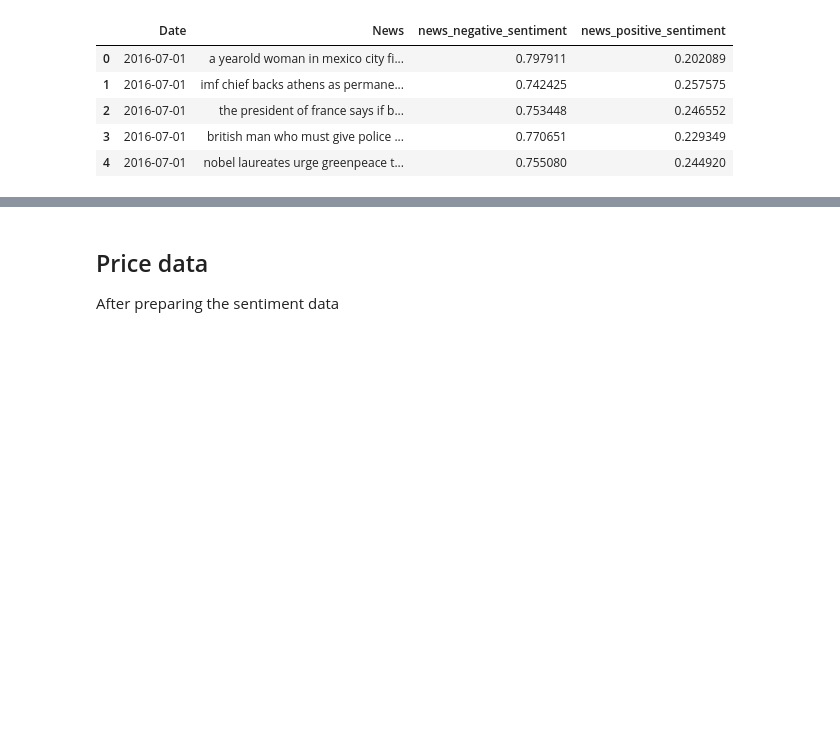
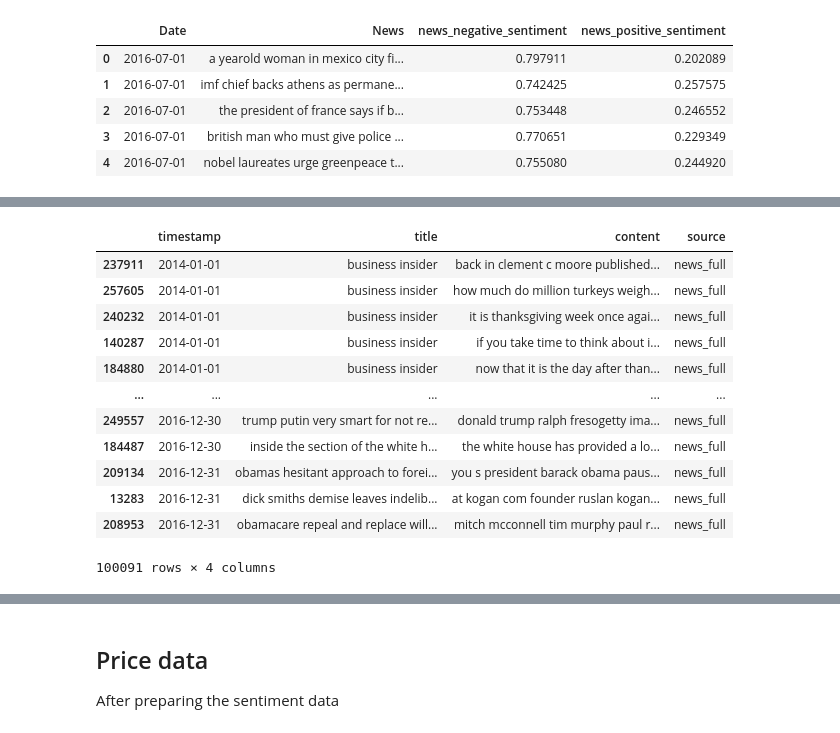
Before and after one commit to sd12498y/Cashcowputer, a Jupyter notebook: twitter sentiment classifier.ipynb, the cells around one changed output, grey strips where cells are left out. Saved outputs shown, nothing was run; the diff lists cells and outputs as text; code cells hidden in the pictures; blank space fills up the shorter version.

```diff
--- a/twitter sentiment classifier.ipynb
+++ b/twitter sentiment classifier.ipynb
@@ -699,0 +835,4 @@ news.head()
+# %%
+combined_news_data['title'] = combined_news_data['title'].apply(pre_process_news)
+# %%
+combined_news_data['content'] = combined_news_data['text'].apply(lambda x: pre_process_news(str(x)) if x != None else x)
@@ -699,0 +857,4 @@ news.head()
+# %%
+combined_news_data.sort_values(by=['timestamp'],inplace=True)
+# %%
+to_store_combined_news_data = combined_news_data[['timestamp','title','content','source']]
@@ -699,0 +870,16 @@ news.head()
+# %%
+to_store_combined_news_data[(to_store_combined_news_data['timestamp'] > pd.to_datetime('2013-12-31')) & (to_store_combined_news_data['timestamp'] < pd.to_datetime('2017-01-01'))]
+# %% [output]
+|  | timestamp | title | content | source |
+| 237911 | 2014-01-01 | business insider | back in clement c moore published... | news_full |
+| 257605 | 2014-01-01 | business insider | how much do million turkeys weigh... | news_full |
+| 240232 | 2014-01-01 | business insider | it is thanksgiving week once agai... | news_full |
+| 140287 | 2014-01-01 | business insider | if you take time to think about i... | news_full |
+| 184880 | 2014-01-01 | business insider | now that it is the day after than... | news_full |
+| ... | ... | ... | ... | ... |
+| 249557 | 2016-12-30 | trump putin very smart for not re... | donald trump ralph fresogetty ima... | news_full |
+| 184487 | 2016-12-30 | inside the section of the white h... | the white house has provided a lo... | news_full |
+| 209134 | 2016-12-31 | obamas hesitant approach to forei... | you s president barack obama paus... | news_full |
+| 13283 | 2016-12-31 | dick smiths demise leaves indelib... | at kogan com founder ruslan kogan... | news_full |
+| 208953 | 2016-12-31 | obamacare repeal and replace will... | mitch mcconnell tim murphy paul r... | news_full |
+100091 rows × 4 columns
```
Also changed, not shown: parts of 58 cells of this notebook.
